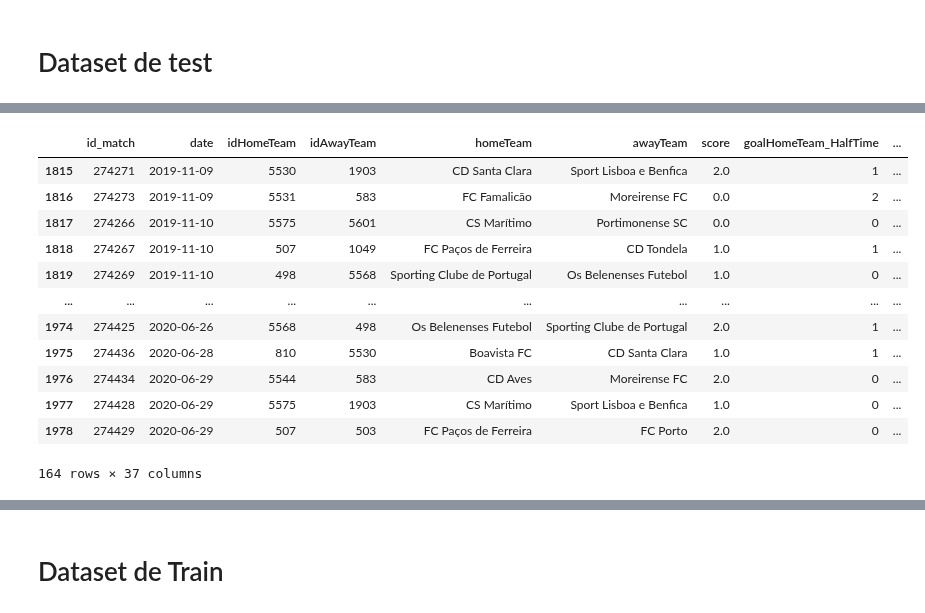
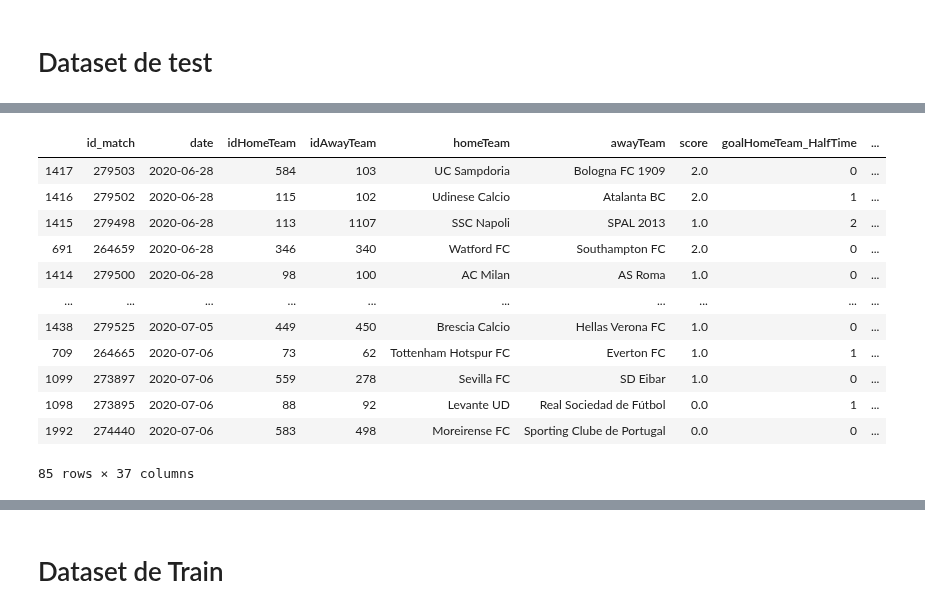
Before and after one commit to Amuthu98/projetannuel4IABD2, a Jupyter notebook: ETAPE_3/Scripts_Recup_Data/Projet_Annuel_Data/Data_API.ipynb, the cells around one changed output, grey strips where cells are left out. Cells and saved outputs as stored; diff of their text form; code cells hidden in the pictures.

```diff
--- a/ETAPE_3/Scripts_Recup_Data/Projet_Annuel_Data/Data_API.ipynb
+++ b/ETAPE_3/Scripts_Recup_Data/Projet_Annuel_Data/Data_API.ipynb
@@ -509,20 +568,20 @@ df_final=df_final.dropna()
 # %%
 df_final=df_final.sort_values(by=['date'])
 # %%
-split=int(df_final.shape[0]/10)
+split=int(df_final.shape[0]/20)
 df_test=df_final.tail(split)
 df_test
 # %% [output]
 |  | id_match | date | idHomeTeam | idAwayTeam | homeTeam | awayTeam | score | goalHomeTeam_HalfTime | ... |
-| 1815 | 274271 | 2019-11-09 | 5530 | 1903 | CD Santa Clara | Sport Lisboa e Benfica | 2.0 | 1 | ... |
-| 1816 | 274273 | 2019-11-09 | 5531 | 583 | FC Famalicão | Moreirense FC | 0.0 | 2 | ... |
-| 1817 | 274266 | 2019-11-10 | 5575 | 5601 | CS Marítimo | Portimonense SC | 0.0 | 0 | ... |
-| 1818 | 274267 | 2019-11-10 | 507 | 1049 | FC Paços de Ferreira | CD Tondela | 1.0 | 1 | ... |
-| 1819 | 274269 | 2019-11-10 | 498 | 5568 | Sporting Clube de Portugal | Os Belenenses Futebol | 1.0 | 0 | ... |
+| 1417 | 279503 | 2020-06-28 | 584 | 103 | UC Sampdoria | Bologna FC 1909 | 2.0 | 0 | ... |
+| 1416 | 279502 | 2020-06-28 | 115 | 102 | Udinese Calcio | Atalanta BC | 2.0 | 1 | ... |
+| 1415 | 279498 | 2020-06-28 | 113 | 1107 | SSC Napoli | SPAL 2013 | 1.0 | 2 | ... |
+| 691 | 264659 | 2020-06-28 | 346 | 340 | Watford FC | Southampton FC | 2.0 | 0 | ... |
+| 1414 | 279500 | 2020-06-28 | 98 | 100 | AC Milan | AS Roma | 1.0 | 0 | ... |
 | ... | ... | ... | ... | ... | ... | ... | ... | ... | ... |
-| 1974 | 274425 | 2020-06-26 | 5568 | 498 | Os Belenenses Futebol | Sporting Clube de Portugal | 2.0 | 1 | ... |
-| 1975 | 274436 | 2020-06-28 | 810 | 5530 | Boavista FC | CD Santa Clara | 1.0 | 1 | ... |
-| 1976 | 274434 | 2020-06-29 | 5544 | 583 | CD Aves | Moreirense FC | 2.0 | 0 | ... |
-| 1977 | 274428 | 2020-06-29 | 5575 | 1903 | CS Marítimo | Sport Lisboa e Benfica | 1.0 | 0 | ... |
-| 1978 | 274429 | 2020-06-29 | 507 | 503 | FC Paços de Ferreira | FC Porto | 2.0 | 0 | ... |
+| 1438 | 279525 | 2020-07-05 | 449 | 450 | Brescia Calcio | Hellas Verona FC | 1.0 | 0 | ... |
+| 709 | 264665 | 2020-07-06 | 73 | 62 | Tottenham Hotspur FC | Everton FC | 1.0 | 1 | ... |
+| 1099 | 273897 | 2020-07-06 | 559 | 278 | Sevilla FC | SD Eibar | 1.0 | 0 | ... |
+| 1098 | 273895 | 2020-07-06 | 88 | 92 | Levante UD | Real Sociedad de Fútbol | 0.0 | 1 | ... |
+| 1992 | 274440 | 2020-07-06 | 583 | 498 | Moreirense FC | Sporting Clube de Portugal | 0.0 | 0 | ... |
-164 rows × 37 columns
+85 rows × 37 columns
```
Also changed, not shown: parts of 12 cells of this notebook, 2 other files.
